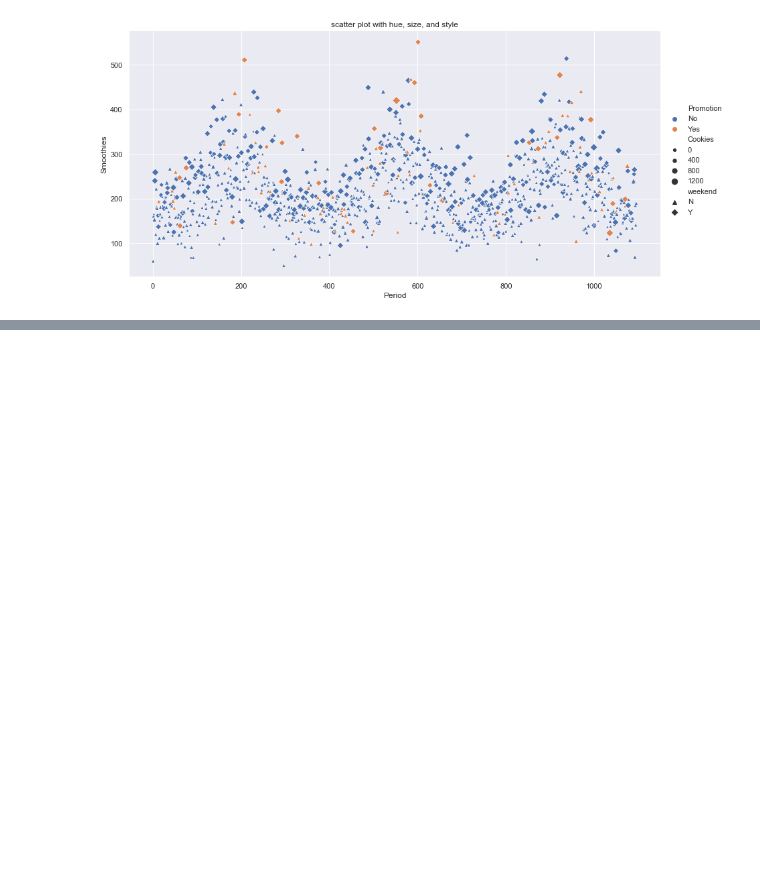
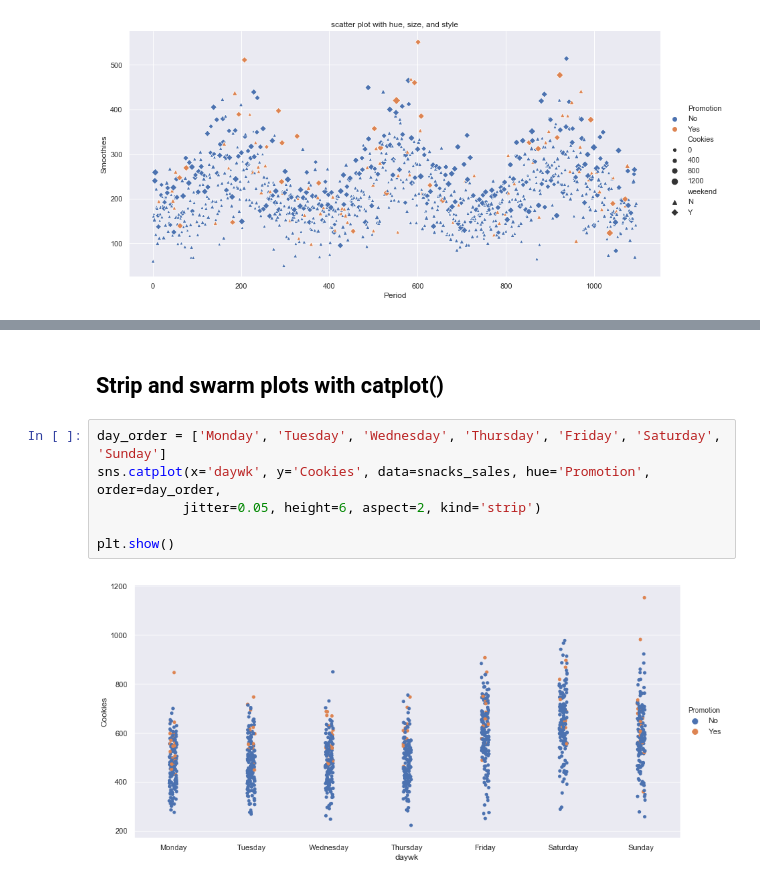
Before and after one commit to allaccountstaken/matplotlib, a Jupyter notebook: seaboard_workout.ipynb, the cells around one changed output, grey strips where cells are left out. Saved outputs shown, nothing was run; the diff lists cells and outputs as text; blank space fills up the shorter version.

```diff
--- a/seaboard_workout.ipynb
+++ b/seaboard_workout.ipynb
@@ -134,0 +149,10 @@ plt.show()
+# %% [markdown]
+## Strip and swarm plots with catplot()
+# %%
+day_order = ['Monday', 'Tuesday', 'Wednesday', 'Thursday', 'Friday', 'Saturday', 'Sunday']
+sns.catplot(x='daywk', y='Cookies', data=snacks_sales, hue='Promotion', order=day_order,
+           jitter=0.05, height=6, aspect=2, kind='strip')
+
+plt.show()
+# %% [output]
+[figure, added]
```
Also changed, not shown: parts of 4 cells of this notebook.
